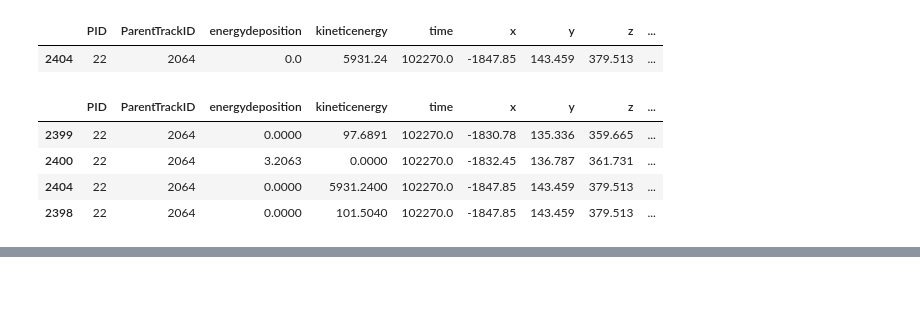
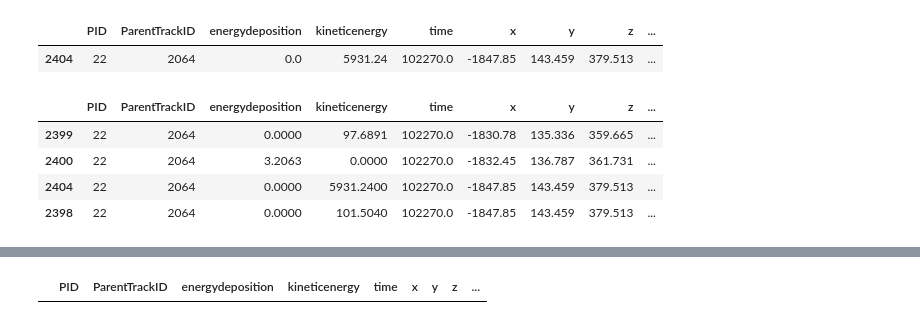
Before and after one commit to luigiberducci/ML4NP, a Jupyter notebook: Notebooks/looking_for_gammas_around_ar41_ncapture.ipynb, the cells around one changed output, grey strips where cells are left out. Drawn from its saved outputs; the diff is of its cells as text; code cells hidden in the pictures; blank space fills up the shorter version.

```diff
--- a/Notebooks/looking_for_gammas_around_ar41_ncapture.ipynb
+++ b/Notebooks/looking_for_gammas_around_ar41_ncapture.ipynb
@@ -131,0 +132,4 @@ Plot only muons, electrons, neutrons, photons
+# %%
+event0[event0.ParentTrackID==2114]
+# %% [output]
+|  | PID | ParentTrackID | energydeposition | kineticenergy | time | x | y | z | ... |
```
Also changed, not shown: parts of 2 cells of this notebook.
